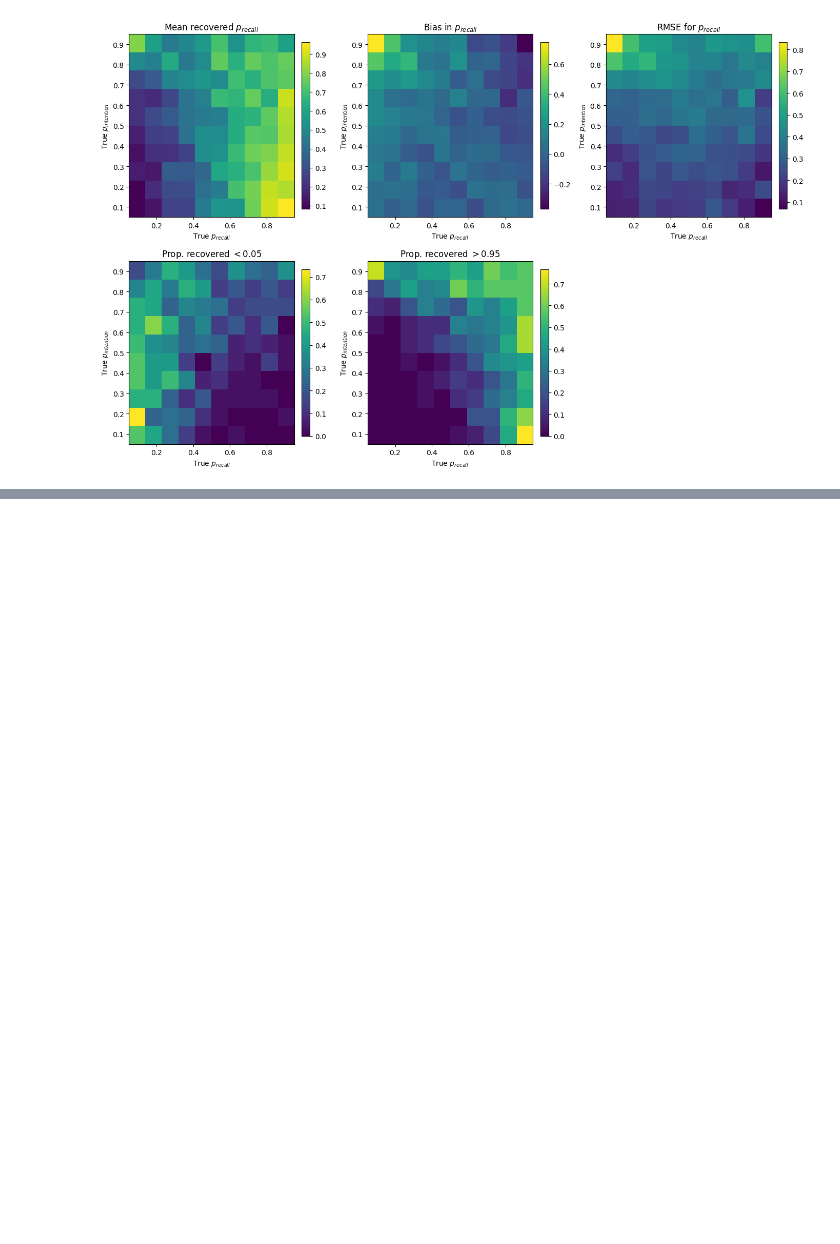
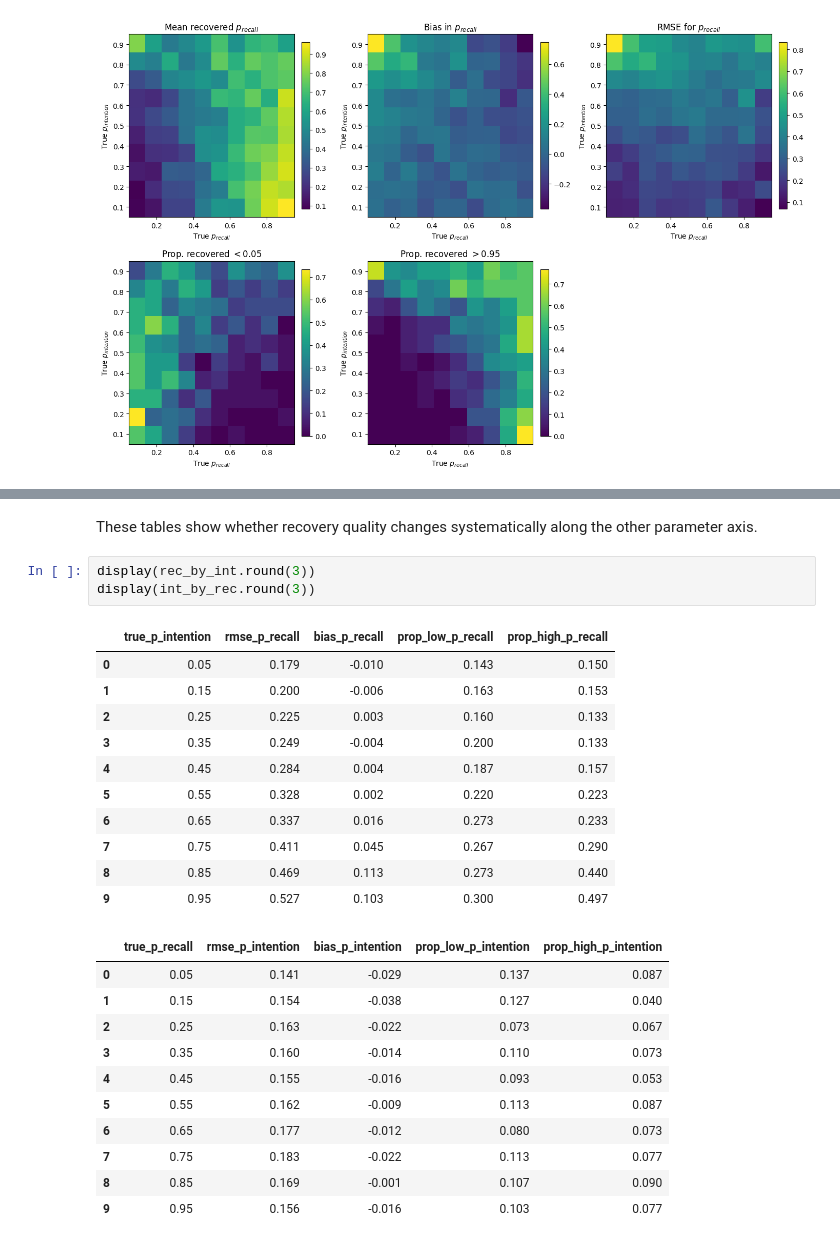
Before and after one commit to beaverjuly/metaControl_behavInhibition, a Jupyter notebook: notebooks/12yr_noInhibition_recovery.ipynb, the cells around one changed output, grey strips where cells are left out. Drawn from its saved outputs; the diff is of its cells as text; blank space fills up the shorter version.

```diff
--- a/notebooks/12yr_recovery.ipynb
+++ b/notebooks/12yr_noInhibition_recovery.ipynb
@@ -1196,0 +1214,28 @@ plt.show()
+# %% [markdown]
+These tables show whether recovery quality changes systematically along the other parameter axis.
+# %%
+display(rec_by_int.round(3))
+display(int_by_rec.round(3))
+# %% [output]
+|  | true_p_intention | rmse_p_recall | bias_p_recall | prop_low_p_recall | prop_high_p_recall |
+| 0 | 0.05 | 0.179 | -0.010 | 0.143 | 0.150 |
+| 1 | 0.15 | 0.200 | -0.006 | 0.163 | 0.153 |
+| 2 | 0.25 | 0.225 | 0.003 | 0.160 | 0.133 |
+| 3 | 0.35 | 0.249 | -0.004 | 0.200 | 0.133 |
+| 4 | 0.45 | 0.284 | 0.004 | 0.187 | 0.157 |
+| 5 | 0.55 | 0.328 | 0.002 | 0.220 | 0.223 |
+| 6 | 0.65 | 0.337 | 0.016 | 0.273 | 0.233 |
+| 7 | 0.75 | 0.411 | 0.045 | 0.267 | 0.290 |
+| 8 | 0.85 | 0.469 | 0.113 | 0.273 | 0.440 |
+| 9 | 0.95 | 0.527 | 0.103 | 0.300 | 0.497 |
+|  | true_p_recall | rmse_p_intention | bias_p_intention | prop_low_p_intention | prop_high_p_intention |
+| 0 | 0.05 | 0.141 | -0.029 | 0.137 | 0.087 |
+| 1 | 0.15 | 0.154 | -0.038 | 0.127 | 0.040 |
+| 2 | 0.25 | 0.163 | -0.022 | 0.073 | 0.067 |
+| 3 | 0.35 | 0.160 | -0.014 | 0.110 | 0.073 |
+| 4 | 0.45 | 0.155 | -0.016 | 0.093 | 0.053 |
+| 5 | 0.55 | 0.162 | -0.009 | 0.113 | 0.087 |
+| 6 | 0.65 | 0.177 | -0.012 | 0.080 | 0.073 |
+| 7 | 0.75 | 0.183 | -0.022 | 0.113 | 0.077 |
+| 8 | 0.85 | 0.169 | -0.001 | 0.107 | 0.090 |
+| 9 | 0.95 | 0.156 | -0.016 | 0.103 | 0.077 |
```
Also changed, not shown: parts of 15 cells of this notebook, 1 other file.
